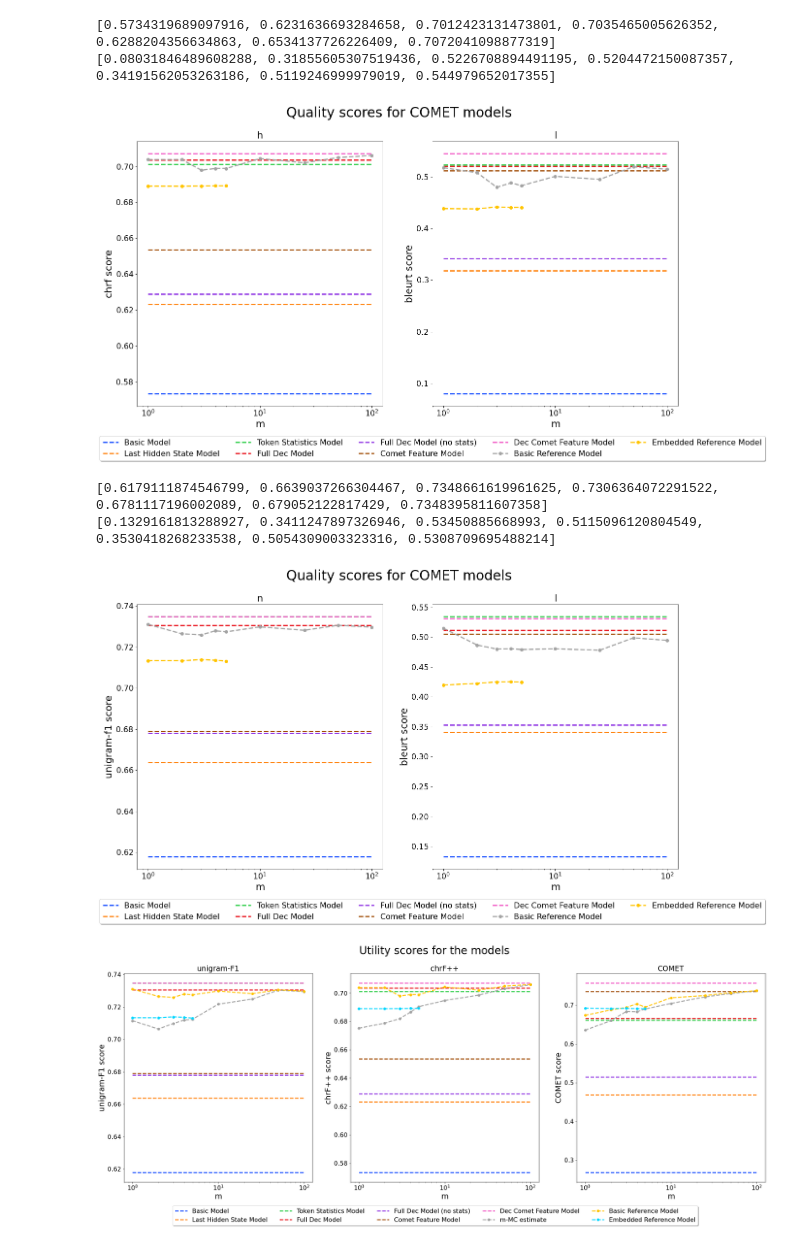
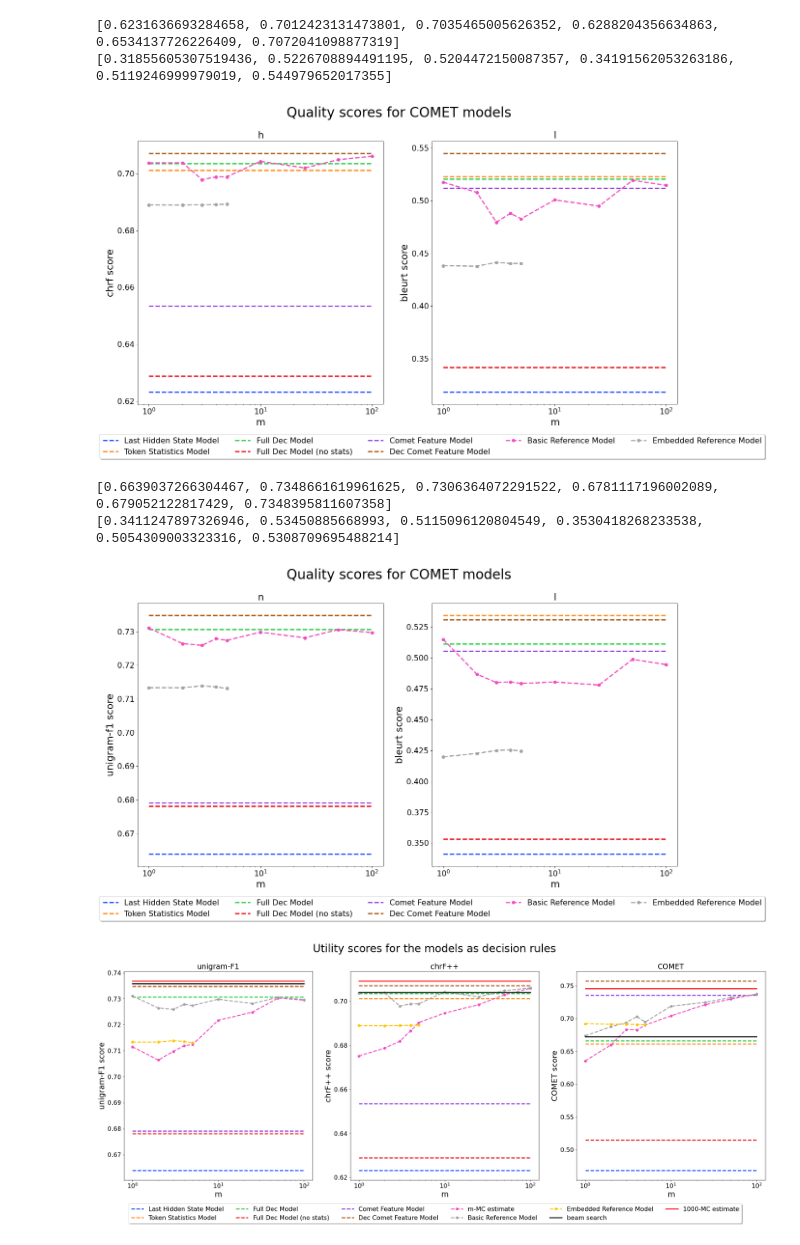
Before and after one commit to gersonfoks/towards-efficient-bayes-risk-decoding, a Jupyter notebook: notebooks/visualize results.ipynb, the cells around one changed output. Cells and saved outputs as stored; diff of their text form; code cells hidden in the pictures.

Commit message:
adds timing results

```diff
--- a/notebooks/visualize results.ipynb
+++ b/notebooks/visualize results.ipynb
@@ -16,7 +16,7 @@ import json
 utility = 'COMET'
 
 models = [
-    'basic_model',
+    #'basic_model',
     'last_hidden_state_model',
     'token_statistics_model',
     'full_dec_model',
@@ -80,6 +80,20 @@ def load_result_unigram_model_estimate(utility='unigram-f1'):
 
             results[m] = summary
     return results
+
+def get_beam_search_results():
+    ref = '../results/beam/summary.json'
+
+    with open(ref, 'r') as f:
+        summary = json.load(f)
+    return summary
+
+def get_result_1000_mc_estimate(utility='unigram-f1'):
+    ref = '../results/{}/1000_mc_summary.json'.format(utility)
+
+    with open(ref, 'r') as f:
+        summary = json.load(f)
+    return summary
 # %%
 from cycler import cycler
 import itertools
@@ -423,9 +437,9 @@ lgd = ax.legend(loc='upper center', bbox_to_anchor=(0.0, -.1), fancybox=True, sh
 fig.suptitle('Quality scores for COMET models', fontsize=28)
 plt.show()
 # %% [output]
-[0.5734319689097916, 0.6231636693284658, 0.7012423131473801, 0.7035465005626352, 0.6288204356634863, 0.6534137726226409, 0.7072041098877319]
-[0.08031846489608288, 0.31855605307519436, 0.5226708894491195, 0.5204472150087357, 0.34191562053263186, 0.5119246999979019, 0.544979652017355]
+[0.6231636693284658, 0.7012423131473801, 0.7035465005626352, 0.6288204356634863, 0.6534137726226409, 0.7072041098877319]
+[0.31855605307519436, 0.5226708894491195, 0.5204472150087357, 0.34191562053263186, 0.5119246999979019, 0.544979652017355]
-[figure, old version]
+[figure, new version]
 # %%
 ### Create a figure for utilities
 
@@ -487,11 +501,12 @@ lgd = ax.legend(loc='upper center', bbox_to_anchor=(0.0, -.1), fancybox=True, sh
 fig.suptitle('Quality scores for COMET models', fontsize=28)
 plt.show()
 # %% [output]
-[0.6179111874546799, 0.6639037266304467, 0.7348661619961625, 0.7306364072291522, 0.6781117196002089, 0.679052122817429, 0.7348395811607358]
-[0.1329161813288927, 0.3411247897326946, 0.53450885668993, 0.5115096120804549, 0.3530418268233538, 0.5054309003323316, 0.5308709695488214]
+[0.6639037266304467, 0.7348661619961625, 0.7306364072291522, 0.6781117196002089, 0.679052122817429, 0.7348395811607358]
+[0.3411247897326946, 0.53450885668993, 0.5115096120804549, 0.3530418268233538, 0.5054309003323316, 0.5308709695488214]
-[figure, old version]
+[figure, new version]
 # %%
 ### Create a figure for utilities
+
 
 
 
@@ -503,6 +518,7 @@ utilities = [
 
 fig, (axs) = plt.subplots(1, 3, figsize=(30,10))
 
+beam_search_results = get_beam_search_results()
 
 for i, utility in enumerate(utilities):
     ax = axs[i]
@@ -526,33 +542,42 @@ for i, utility in enumerate(utilities):
 
     # Get the results for the basic ref model
     result_unigram_count_model = load_result_unigram_model_estimate(utility=utility[0])
     statistics_unigram_count_model = [r[statistic] for _, r in result_unigram_count_model.items()]
 
+    results_1000_mc_estimate = get_result_1000_mc_estimate(utility=utility[0])
+
+
     #### HERE we show the results
     color_palette = itertools.cycle(sns.color_palette('bright'))
     plt.rcParams.update({'font.size': 16})
 
     lines = ['--', '-.', '-', ':',  '-.', '-', ':', '--', '-.', '-', ':']
 
     lw=2.5
     for line, name, stat in zip(lines, names, statistic_models):
         color = next(color_palette)
         ax.plot(ms, [stat] * 9, '--', label=name, color = color, lw=lw)
     ax.set_xscale('log')
 
+
+
 #     ax.tick_params(axis='both', which='major', labelsize=25)
 #     ax.tick_params(axis='both', which='minor', labelsize=25)
     ax.set_xlabel('m',  size=20)
     ax.set_ylabel('{} score'.format(utility[1]),  size=20)
     ax.set_title(utility[1])
 
     ax.plot(ms, statistics_m_mc_estimate, '--o', label='m-MC estimate', lw=lw, color=next(color_palette))
     ax.plot(ms, statistics_reference_model, '--o',  label='Basic Reference Model', lw=lw, color=next(color_palette))
     ax.plot([1,2,3,4,5], statistics_unigram_count_model, '--o',  label='Embedded Reference Model', lw=lw, color=next(color_palette))
 
+    ax.plot(ms, [beam_search_results["{}_mean".format(utility[0].replace('-', '_'))]] * 9, '-', label='beam search', color = 'black', lw=lw)
+
+    ax.plot(ms, [results_1000_mc_estimate["{}_mean".format(utility[0].replace('-', '_'))]] * 9, '-', label='1000-MC estimate', color = 'r', lw=lw)
+
 #lgd = ax.legend(loc='center left', bbox_to_anchor=(1, 0.5))
-lgd = ax.legend(loc='upper center', bbox_to_anchor=(-0.75, -.1), fancybox=True, shadow=True, ncol=5)
-fig.suptitle('Utility scores for the models', fontsize=28)
+lgd = ax.legend(loc='upper center', bbox_to_anchor=(-0.75, -.1), fancybox=True, shadow=True, ncol=6)
+fig.suptitle('Utility scores for the models as decision rules', fontsize=28)
 plt.show()
 # %% [output]
-[figure, old version]
+[figure, new version]
```
Also changed, not shown: parts of 7 cells of this notebook, 39 other files.
